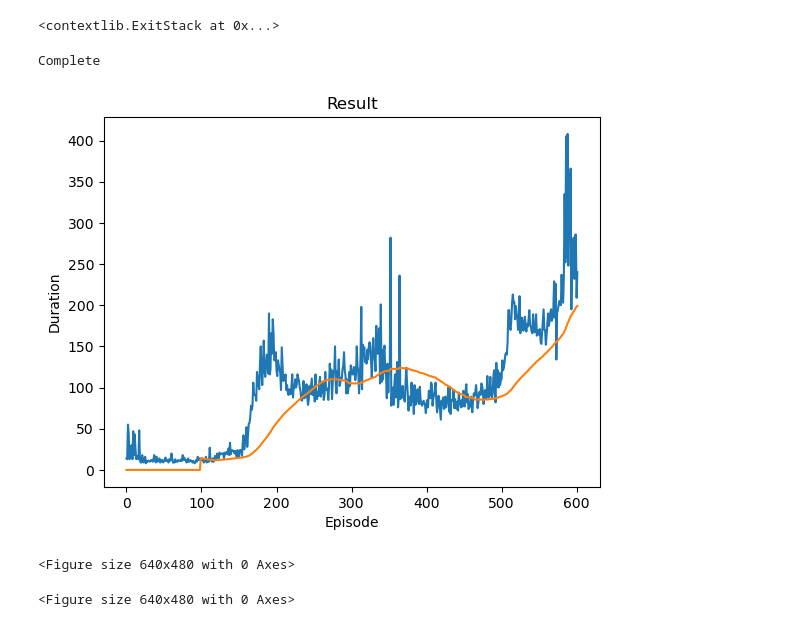
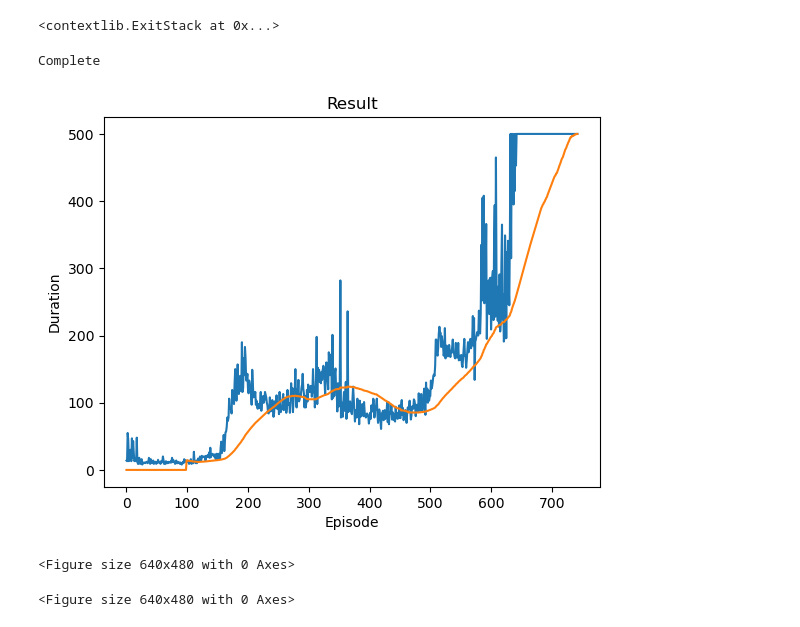
Before and after one commit to oxcarxierra/rl_study, a Jupyter notebook: cart_pole_DQN.ipynb, the cells around one changed output. Cells and saved outputs as stored; diff of their text form; code cells hidden in the pictures.

```diff
--- a/cart_pole_DQN.ipynb
+++ b/cart_pole_DQN.ipynb
@@ -168,7 +168,7 @@ def optimize_model():
   optimizer.step()
 # %%
 if torch.cuda.is_available():
-    num_episodes = 600
+    num_episodes = 1000
 else:
     num_episodes = 50
 
@@ -190,33 +190,33 @@ for i_episode in range(num_episodes):
             next_state = torch.tensor(observation, dtype=torch.float32, device=device).unsqueeze(0)
 
         # 메모리에 변이 저장
         memory.push(state, action, next_state, reward)
 
         # 다음 상태로 이동
         state = next_state
 
         # (정책 네트워크에서) 최적화 한단계 수행
         optimize_model()
 
         # 목표 네트워크의 가중치를 소프트 업데이트
         # θ′ ← τ θ + (1 −τ )θ′
         target_net_state_dict = target_net.state_dict()
         policy_net_state_dict = policy_net.state_dict()
         for key in policy_net_state_dict:
             target_net_state_dict[key] = policy_net_state_dict[key]*TAU + target_net_state_dict[key]*(1-TAU)
         target_net.load_state_dict(target_net_state_dict)
 
         if done:
             episode_durations.append(t + 1)
             plot_durations()
             break
 
 print('Complete')
 plot_durations(show_result=True)
 plt.ioff()
 plt.show()
 # %% [output]
 Complete
-[figure, old version]
+[figure, new version]
 <Figure size 640x480 with 0 Axes>
 <Figure size 640x480 with 0 Axes>
```
Also changed, not shown: 3 other files.
